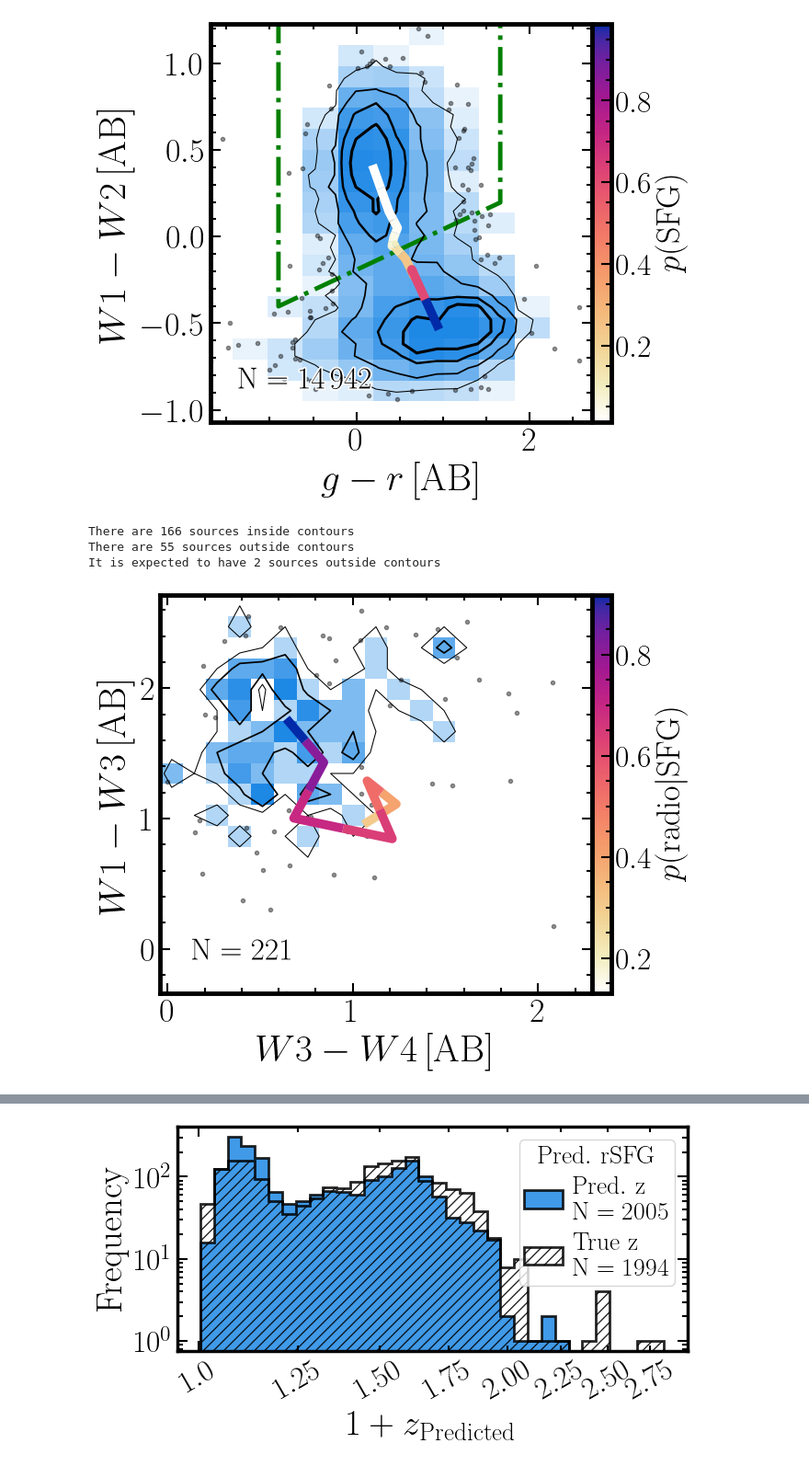
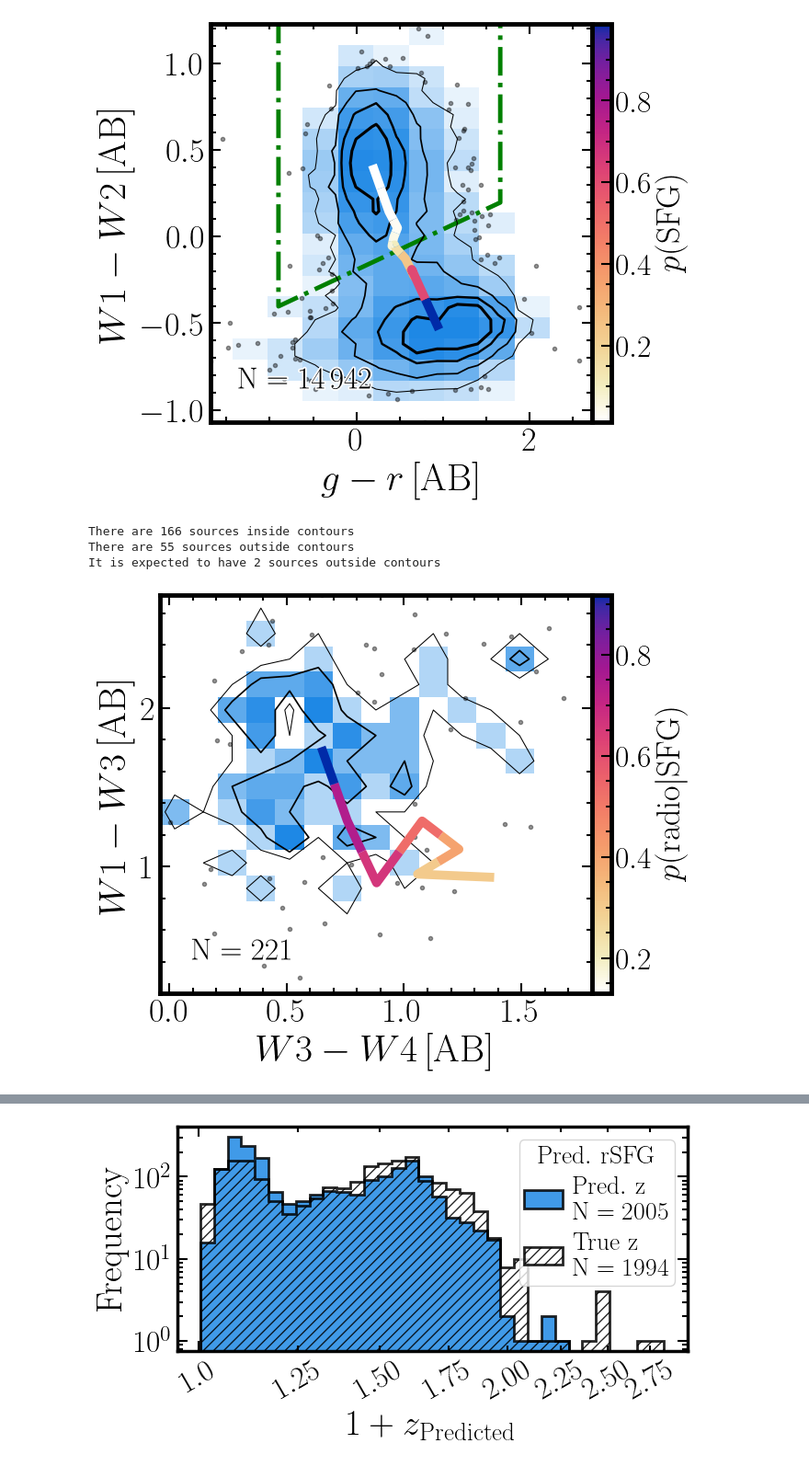
Before and after one commit to racarvajal/Pipeline_ML_6arcsec, a Jupyter notebook: Describe_preds_SFG.ipynb, the cells around one changed output, grey strips where cells are left out. Shown at 92% size. Drawn from its saved outputs; the diff is of its cells as text; code cells hidden in the pictures.

```diff
--- a/Describe_preds_SFG.ipynb
+++ b/Describe_preds_SFG.ipynb
@@ -553,7 +553,7 @@ ax1.annotate(num_str, xy=(0.07, 0.07), xycoords='axes fraction',
 norm_z  = mcolors.Normalize()
 # lines = colored_line(med_x, med_y, med_z, ax1, linewidth=5, cmap='cet_glasbey_hv', zorder=3)
 med_x, med_y, med_z = create_median_values(dens_plot_data_x, dens_plot_data_y,
-                                           dens_plot_data_z, nbins=10, scale='linear')
+                                           dens_plot_data_z, nbins=8, scale='linear')
 lines = colored_line(med_x, med_y, med_z,
                      ax1, linewidth=7, cmap='cet_CET_L17', zorder=3, norm=norm_z)
 # ax1.plot(med_x, med_y, marker='+', ls='None', color='k', ms=10, zorder=4)
@@ -567,8 +567,9 @@ if use_imputed:
 # ax1.set_ylim(bottom=-0.2, top=5.0)
 ax1.set_xlim(left=min_X_plot, right=max_X_plot)
 ax1.set_ylim(bottom=min_Y_plot, top=max_Y_plot)
-# ax1.set_xlim(left=min_X, right=max_X)
-# ax1.set_ylim(bottom=min_Y, top=max_Y)
+if not use_imputed:
+    ax1.set_xlim(left=min_X_plot, right=1.8)
+    ax1.set_ylim(bottom=0.2, top=max_Y_plot)
 
 # cbar_str = r'$\mathrm{Sources ~ per ~ bin}$'
 # cbar = fig.colorbar(dens_CW[1], ax=ax1, pad=0.0, format=ScalarFormatter())
@@ -580,34 +581,34 @@ ax1.set_ylim(bottom=min_Y_plot, top=max_Y_plot)
 # cbar.ax.set_ylabel(cbar_str, size=26, labelpad=-1)
 
 cbar_z_str = r'$p(\mathrm{radio}|\mathrm{SFG})$'
 cbar_z = fig.colorbar(lines, ax=ax1, pad=0.0, format=ScalarFormatter())
 cbar_z.ax.minorticks_on()
 cbar_z.ax.tick_params(labelsize=24)
 cbar_z.ax.tick_params(which='major', length=8, width=1.5, direction='in', color='k')
 cbar_z.ax.tick_params(which='minor', length=4, width=1.5, direction='in', color='k')
 cbar_z.outline.set_linewidth(3.5)
 cbar_z.ax.set_ylabel(cbar_z_str, size=26, labelpad=1.5)
 
 ax1.minorticks_on()
 ax1.tick_params(which='both', top=True, right=True, direction='in')
 ax1.tick_params(axis='both', which='major', labelsize=26)
 # ax1.tick_params(axis='both', which='minor', labelsize=26)
 ax1.tick_params(which='major', length=8, width=1.5)
 ax1.tick_params(which='minor', length=4, width=1.5)
 ax1.set_xlabel(xlabel, size=30)
 ax1.set_ylabel(ylabel, size=30)
 plt.setp(ax1.spines.values(), linewidth=3.5)
 plt.setp(ax1.spines.values(), linewidth=3.5)
 
 if save_plots:
     plt.savefig(gv.plots_path + f'prob_radio_SFG_evol_W1_W3_W3_W4_rSFG_{used_sample}_{imputed_str}_HETDEX.pdf',
                 bbox_inches='tight')
 plt.show()
 # %% [output]
 There are 166 sources inside contours
 There are 55 sources outside contours
 It is expected to have 2 sources outside contours
-[figure, old version]
+[figure, new version]
 # %%
 fig                = plt.figure(figsize=(6.5, 5.25), layout='constrained')
 ax1                = fig.add_subplot(111, xscale='linear', yscale='linear')
```
Also changed, not shown: parts of 4 cells of this notebook.
